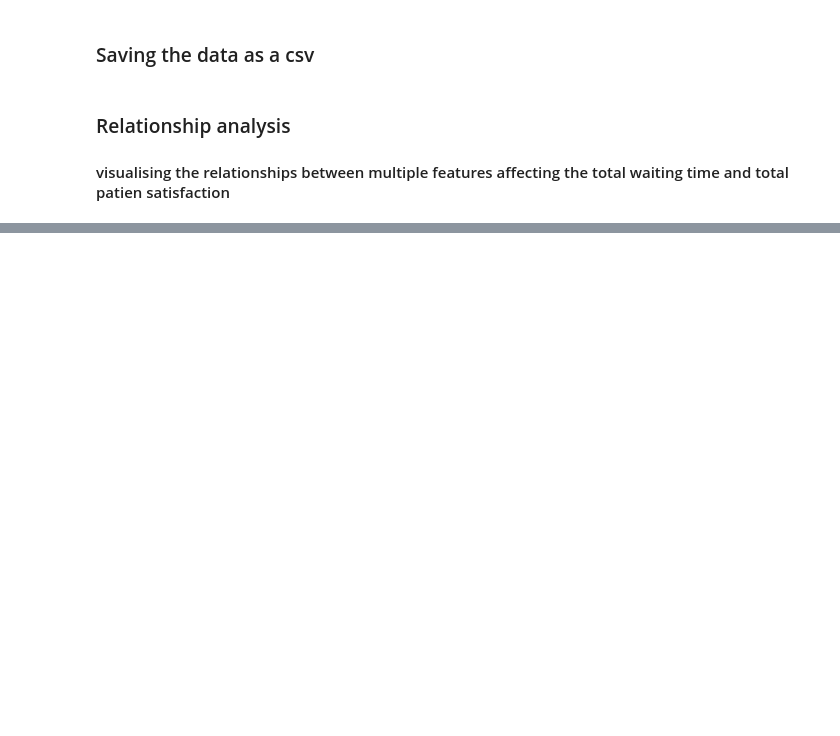
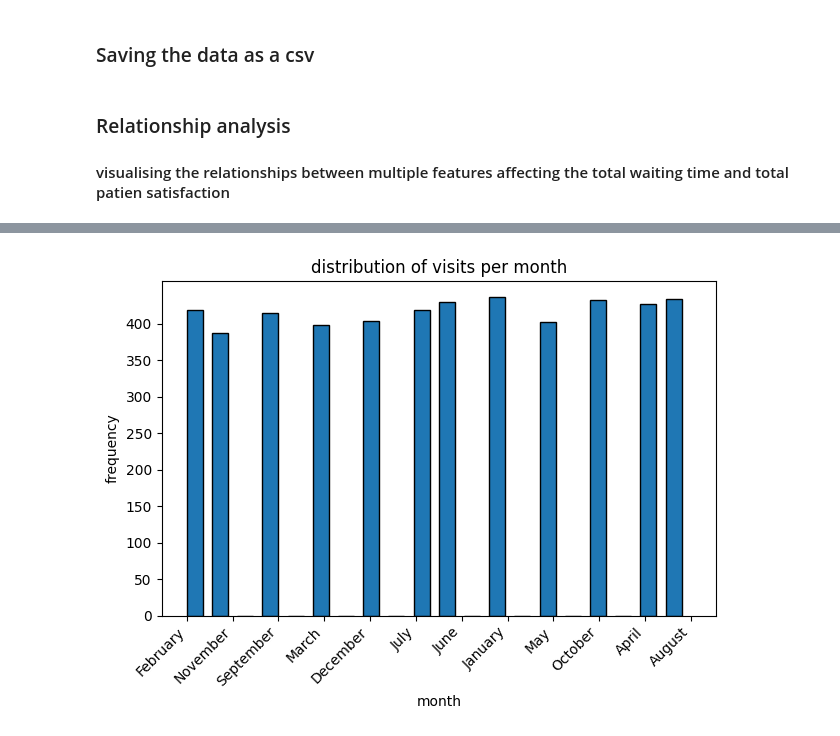
Before and after one commit to KMKomer/case-study-optimaization-of-ER-waiting-time, a Jupyter notebook: clean_ER_data.ipynb, the cells around one changed output, grey strips where cells are left out. Cells and saved outputs as stored; diff of their text form; code cells hidden in the pictures; blank space fills up the shorter version.

```diff
--- a/clean_ER_data.ipynb
+++ b/clean_ER_data.ipynb
@@ -126,7 +190,14 @@ plt.show()
 # %%
 # histogram on months
-plt.hist(df['month'], bins = 20, edgecolor= 'black')
+new_ticks = np.arange(0,450,50)
+
+plt.hist(df['month'], bins = 20, edgecolor= 'black', width = 0.35)
 plt.title('distribution of visits per month')
 plt.xlabel('month')
 plt.ylabel('frequency')
+plt.xticks(rotation = 45, ha ='right')
+plt.yticks(new_ticks)
+plt.tight_layout()
 plt.show()
+# %% [output]
+[figure, added]
```
Also changed, not shown: parts of 10 cells of this notebook, 1 other file.
